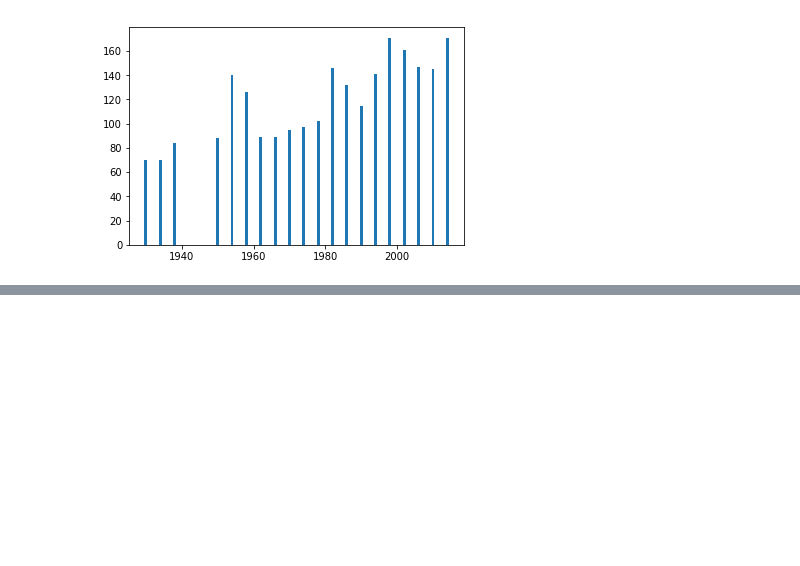
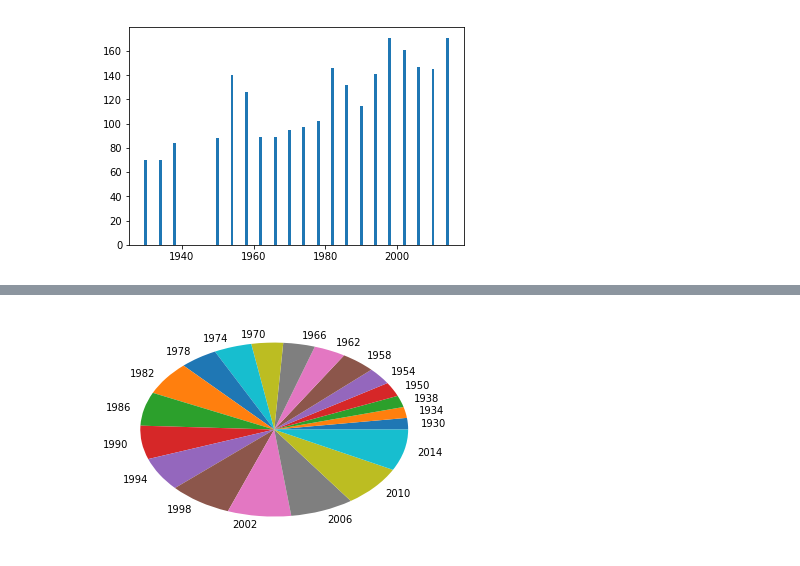
Before and after one commit to suryodayaaidi/FIFA-WORLD-CUP, a Jupyter notebook: FIFA WORLD CUP/WorldCup.ipynb, the cells around one changed output, grey strips where cells are left out. Cells and saved outputs as stored; diff of their text form; code cells hidden in the pictures; blank space fills up the shorter version.

```diff
--- a/FIFA WORLD CUP/WorldCup.ipynb
+++ b/FIFA WORLD CUP/WorldCup.ipynb
@@ -122,0 +128,5 @@ WorldCup
+# %%
+plt.pie(WorldCup.MatchesPlayed,labels=WorldCup.Year)
+plt.show()
+# %% [output]
+[figure, added]
```
Also changed, not shown: parts of 2 cells of this notebook.
